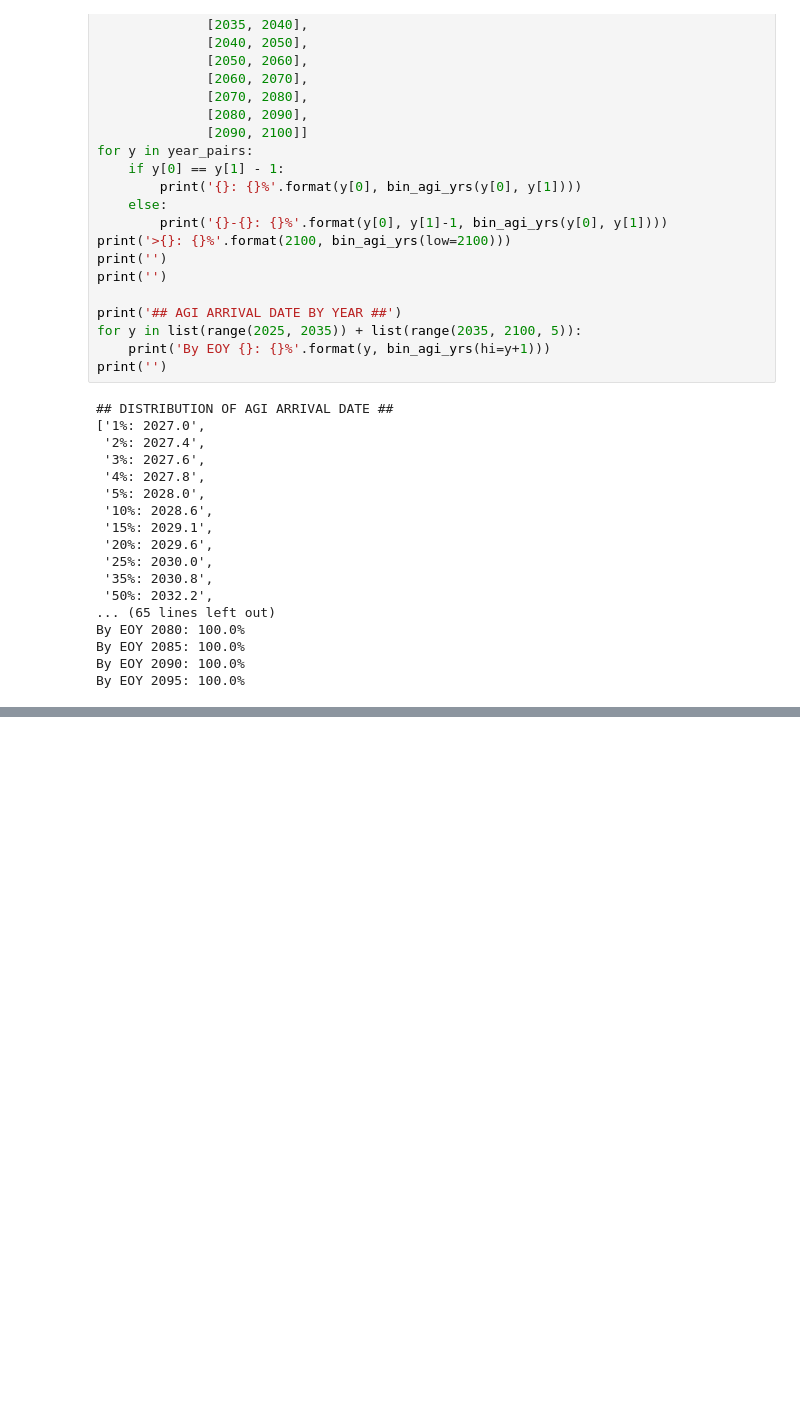
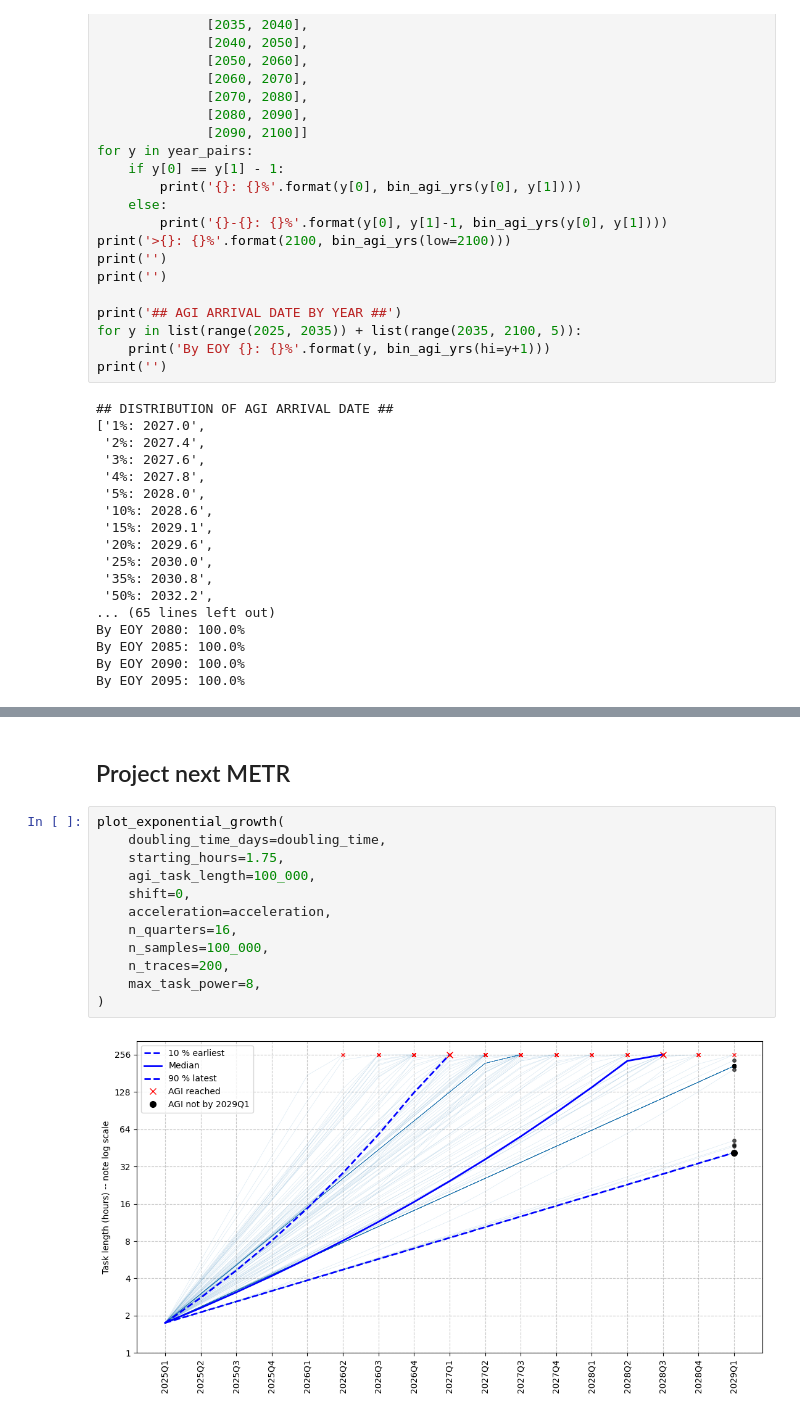
Before and after one commit to whymath/agi_timelines, a Jupyter notebook: METR Timelines Model.ipynb, the cells around one changed output, grey strips where cells are left out. Drawn from its saved outputs; the diff is of its cells as text; blank space fills up the shorter version.

Commit message:
project METR results

```diff
--- a/METR Timelines Model.ipynb
+++ b/METR Timelines Model.ipynb
@@ -718,0 +731,16 @@ plot_exponential_growth(
+# %% [markdown]
+## Project next METR
+# %%
+plot_exponential_growth(
+    doubling_time_days=doubling_time,
+    starting_hours=1.75,
+    agi_task_length=100_000,
+    shift=0,
+    acceleration=acceleration,
+    n_quarters=16,
+    n_samples=100_000,
+    n_traces=200,
+    max_task_power=8,
+)
+# %% [output]
+[figure, added]
```
Also changed, not shown: parts of 10 cells of this notebook.
